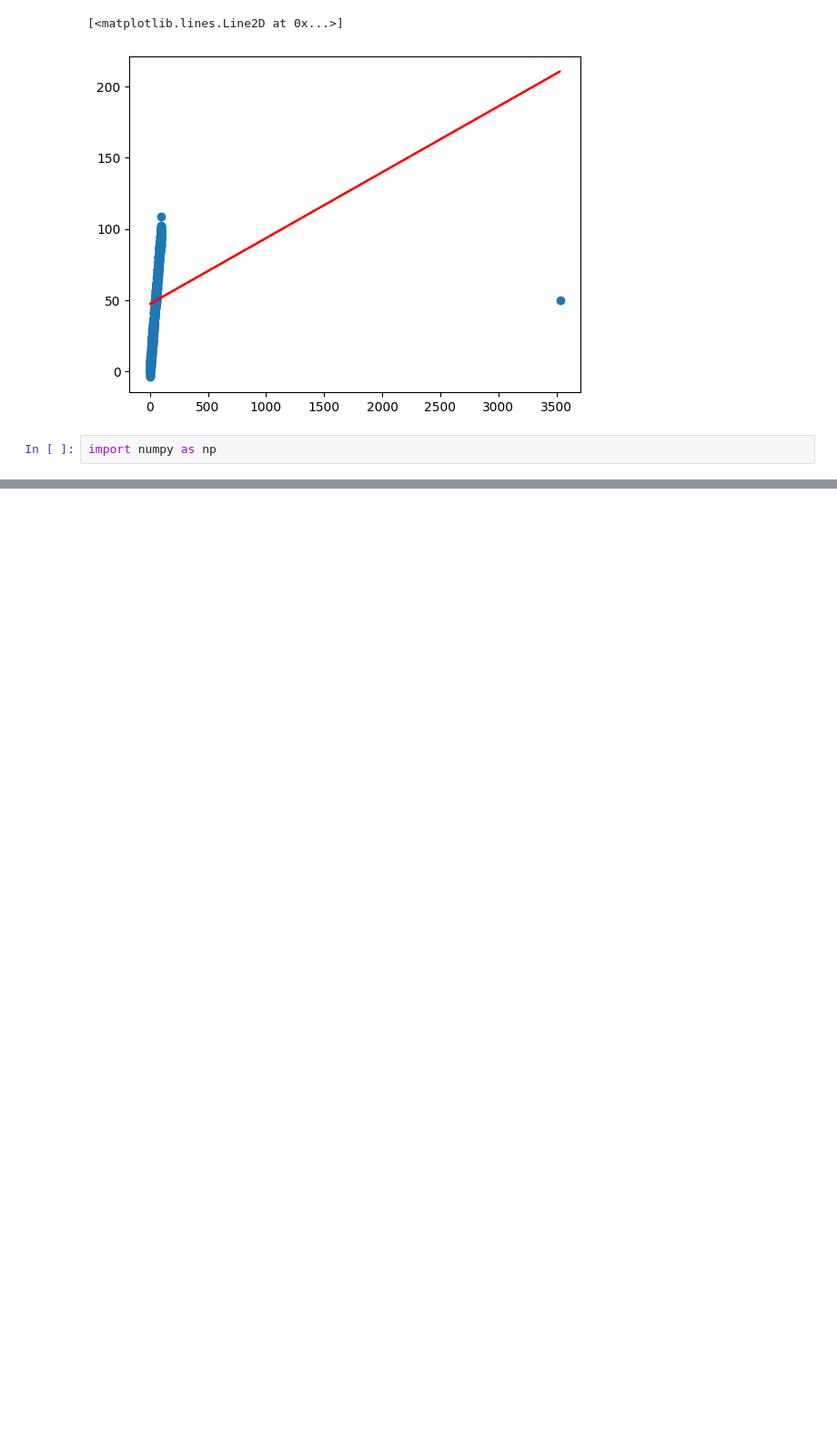
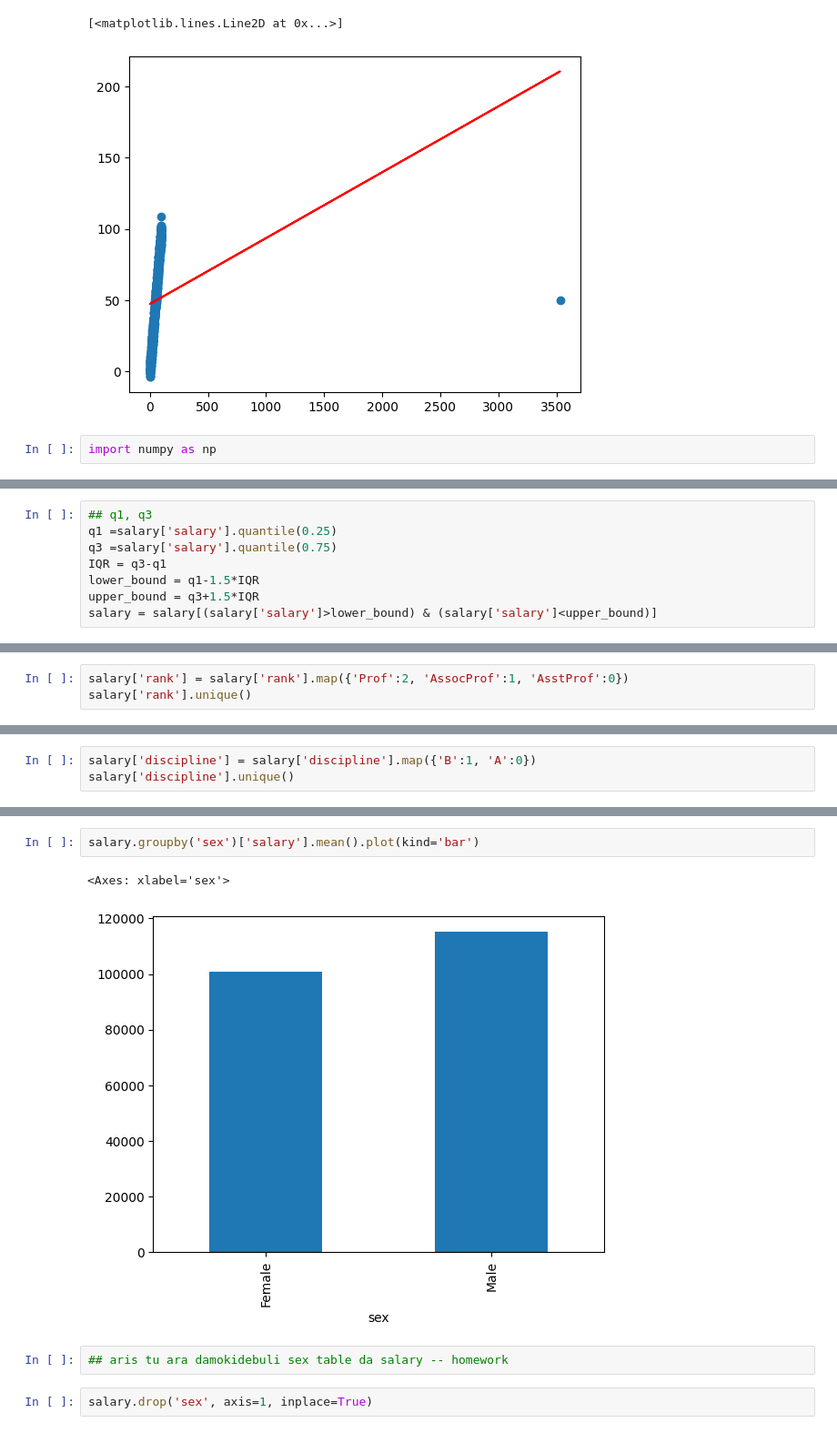
Before and after one commit to notice4/google-colab-study, a Jupyter notebook: regression_prep.ipynb, the cells around one changed output, grey strips where cells are left out. Shown at 91% size. Cells and saved outputs as stored; diff of their text form; blank space fills up the shorter version.

```diff
--- a/regression_prep.ipynb
+++ b/regression_prep.ipynb
@@ -62,0 +127,8 @@ import numpy as np
+# %%
+## q1, q3
+q1 =salary['salary'].quantile(0.25)
+q3 =salary['salary'].quantile(0.75)
+IQR = q3-q1
+lower_bound = q1-1.5*IQR
+upper_bound = q3+1.5*IQR
+salary = salary[(salary['salary']>lower_bound) & (salary['salary']<upper_bound)]
@@ -62,0 +148,3 @@ import numpy as np
+# %%
+salary['rank'] = salary['rank'].map({'Prof':2, 'AssocProf':1, 'AsstProf':0})
+salary['rank'].unique()
@@ -62,0 +162,3 @@ import numpy as np
+# %%
+salary['discipline'] = salary['discipline'].map({'B':1, 'A':0})
+salary['discipline'].unique()
@@ -62,0 +176,9 @@ import numpy as np
+# %%
+salary.groupby('sex')['salary'].mean().plot(kind='bar')
+# %% [output]
+<Axes: xlabel='sex'>
+[figure, added]
+# %%
+## aris tu ara damokidebuli sex table da salary -- homework
+# %%
+salary.drop('sex', axis=1, inplace=True)
```
Also changed, not shown: parts of 19 cells of this notebook.
